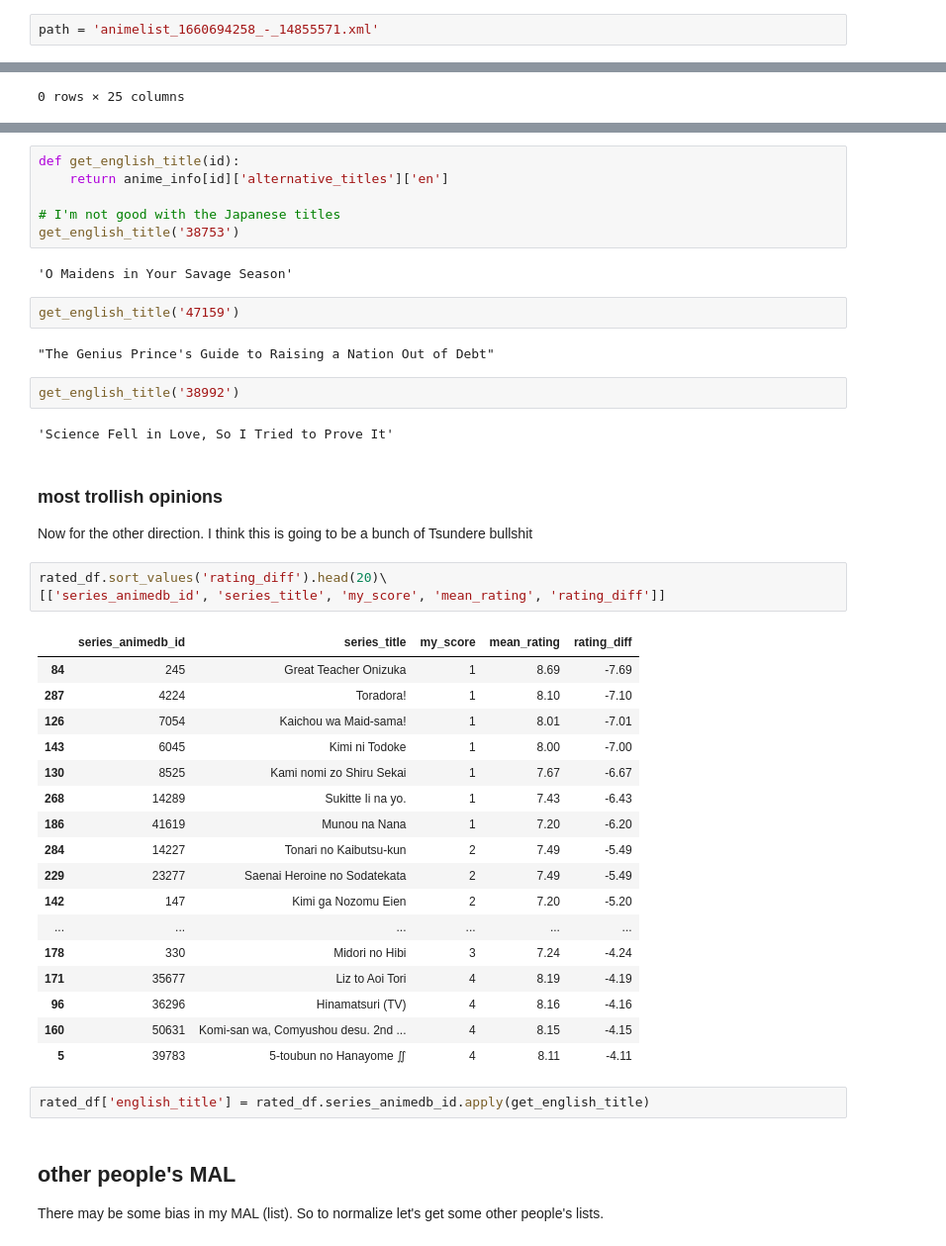
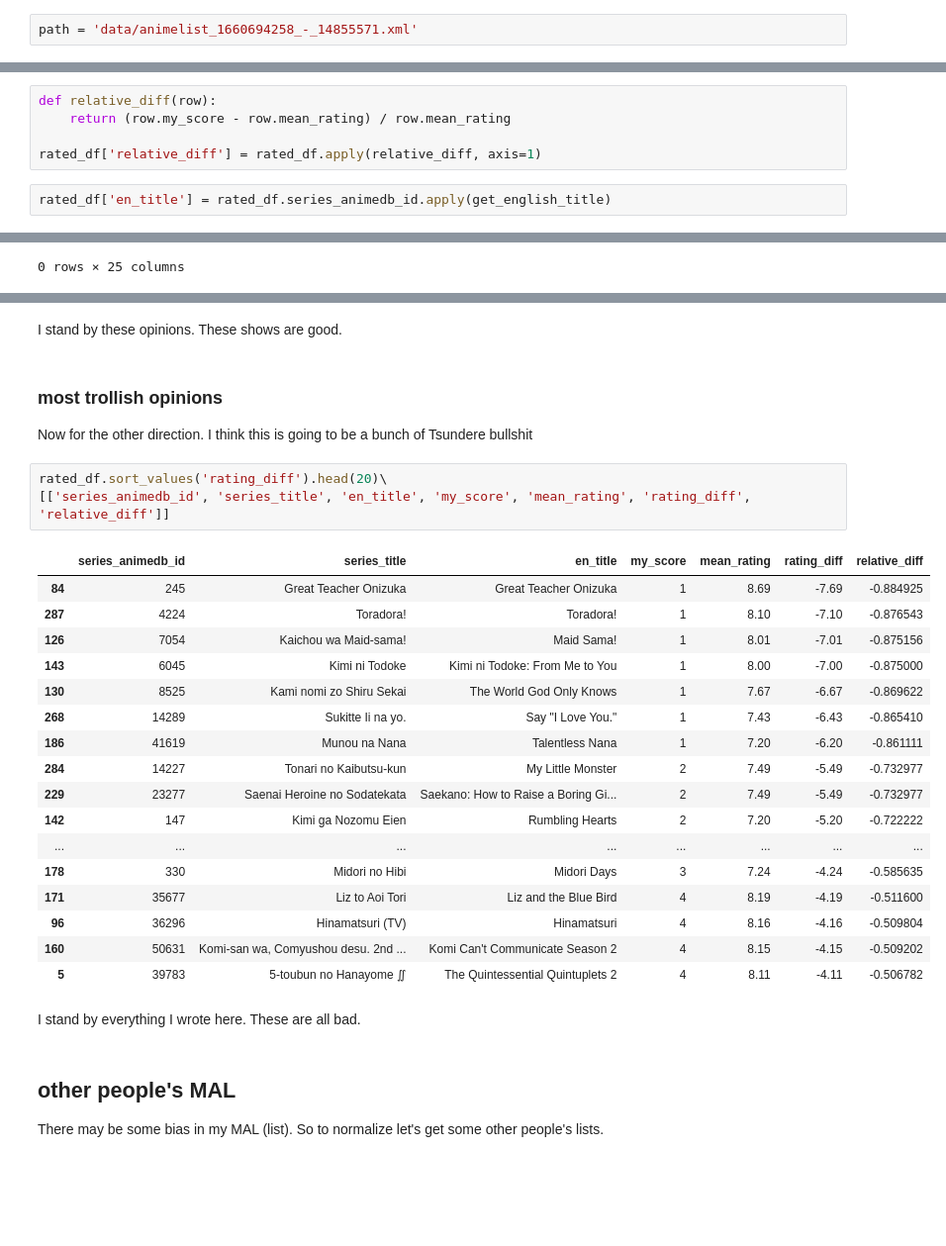
Before and after one commit to boompig/anime-recommendations, a Jupyter notebook: Data Exploration.ipynb, the cells around one changed output, grey strips where cells are left out. Shown at 99% size. Drawn from its saved outputs; the diff is of its cells as text; blank space fills up the shorter version.

```diff
--- a/Data Exploration.ipynb
+++ b/Data Exploration.ipynb
@@ -6,7 +6,7 @@ import xml.etree.ElementTree as ET
 # %% [markdown]
 I exported my own MAL data around the middle of August 2022. The default format is XML.
 # %%
-path = 'animelist_1660694258_-_14855571.xml'
+path = 'data/animelist_1660694258_-_14855571.xml'
 # %%
 tree = ET.parse(path)
 tree
@@ -578,0 +587,7 @@ rated_df.sort_values('rating_diff', ascending=False).head(20)\
+# %%
+def relative_diff(row):
+    return (row.my_score - row.mean_rating) / row.mean_rating
+
+rated_df['relative_diff'] = rated_df.apply(relative_diff, axis=1)
+# %%
+rated_df['en_title'] = rated_df.series_animedb_id.apply(get_english_title)
@@ -597,46 +635,32 @@ rated_df[(rated_df.my_score >= 8) & (rated_df.mean_rating < 7.5)]
-# %%
-def get_english_title(id):
-    return anime_info[id]['alternative_titles']['en']
-
-# I'm not good with the Japanese titles
-get_english_title('38753')
-# %% [output]
-'O Maidens in Your Savage Season'
-# %%
-get_english_title('47159')
-# %% [output]
-"The Genius Prince's Guide to Raising a Nation Out of Debt"
-# %%
-get_english_title('38992')
-# %% [output]
-'Science Fell in Love, So I Tried to Prove It'
+# %% [markdown]
+I stand by these opinions. These shows are good.
 # %% [markdown]
 ### most trollish opinions
 
 Now for the other direction. I think this is going to be a bunch of Tsundere bullshit
 # %%
 rated_df.sort_values('rating_diff').head(20)\
-[['series_animedb_id', 'series_title', 'my_score', 'mean_rating', 'rating_diff']]
+[['series_animedb_id', 'series_title', 'en_title', 'my_score', 'mean_rating', 'rating_diff', 'relative_diff']]
 # %% [output]
-|  | series_animedb_id | series_title | my_score | mean_rating | rating_diff |
-| 84 | 245 | Great Teacher Onizuka | 1 | 8.69 | -7.69 |
-| 287 | 4224 | Toradora! | 1 | 8.10 | -7.10 |
-| 126 | 7054 | Kaichou wa Maid-sama! | 1 | 8.01 | -7.01 |
-| 143 | 6045 | Kimi ni Todoke | 1 | 8.00 | -7.00 |
-| 130 | 8525 | Kami nomi zo Shiru Sekai | 1 | 7.67 | -6.67 |
-| 268 | 14289 | Sukitte Ii na yo. | 1 | 7.43 | -6.43 |
-| 186 | 41619 | Munou na Nana | 1 | 7.20 | -6.20 |
-| 284 | 14227 | Tonari no Kaibutsu-kun | 2 | 7.49 | -5.49 |
-| 229 | 23277 | Saenai Heroine no Sodatekata | 2 | 7.49 | -5.49 |
-| 142 | 147 | Kimi ga Nozomu Eien | 2 | 7.20 | -5.20 |
-| ... | ... | ... | ... | ... | ... |
-| 178 | 330 | Midori no Hibi | 3 | 7.24 | -4.24 |
-| 171 | 35677 | Liz to Aoi Tori | 4 | 8.19 | -4.19 |
-| 96 | 36296 | Hinamatsuri (TV) | 4 | 8.16 | -4.16 |
-| 160 | 50631 | Komi-san wa, Comyushou desu. 2nd ... | 4 | 8.15 | -4.15 |
-| 5 | 39783 | 5-toubun no Hanayome ∬ | 4 | 8.11 | -4.11 |
+|  | series_animedb_id | series_title | en_title | my_score | mean_rating | rating_diff | relative_diff |
+| 84 | 245 | Great Teacher Onizuka | Great Teacher Onizuka | 1 | 8.69 | -7.69 | -0.884925 |
+| 287 | 4224 | Toradora! | Toradora! | 1 | 8.10 | -7.10 | -0.876543 |
+| 126 | 7054 | Kaichou wa Maid-sama! | Maid Sama! | 1 | 8.01 | -7.01 | -0.875156 |
+| 143 | 6045 | Kimi ni Todoke | Kimi ni Todoke: From Me to You | 1 | 8.00 | -7.00 | -0.875000 |
+| 130 | 8525 | Kami nomi zo Shiru Sekai | The World God Only Knows | 1 | 7.67 | -6.67 | -0.869622 |
+| 268 | 14289 | Sukitte Ii na yo. | Say "I Love You." | 1 | 7.43 | -6.43 | -0.865410 |
+| 186 | 41619 | Munou na Nana | Talentless Nana | 1 | 7.20 | -6.20 | -0.861111 |
+| 284 | 14227 | Tonari no Kaibutsu-kun | My Little Monster | 2 | 7.49 | -5.49 | -0.732977 |
+| 229 | 23277 | Saenai Heroine no Sodatekata | Saekano: How to Raise a Boring Gi... | 2 | 7.49 | -5.49 | -0.732977 |
+| 142 | 147 | Kimi ga Nozomu Eien | Rumbling Hearts | 2 | 7.20 | -5.20 | -0.722222 |
+| ... | ... | ... | ... | ... | ... | ... | ... |
+| 178 | 330 | Midori no Hibi | Midori Days | 3 | 7.24 | -4.24 | -0.585635 |
+| 171 | 35677 | Liz to Aoi Tori | Liz and the Blue Bird | 4 | 8.19 | -4.19 | -0.511600 |
+| 96 | 36296 | Hinamatsuri (TV) | Hinamatsuri | 4 | 8.16 | -4.16 | -0.509804 |
+| 160 | 50631 | Komi-san wa, Comyushou desu. 2nd ... | Komi Can't Communicate Season 2 | 4 | 8.15 | -4.15 | -0.509202 |
+| 5 | 39783 | 5-toubun no Hanayome ∬ | The Quintessential Quintuplets 2 | 4 | 8.11 | -4.11 | -0.506782 |
-# %%
-rated_df['english_title'] = rated_df.series_animedb_id.apply(get_english_title)
+# %% [markdown]
+I stand by everything I wrote here. These are all bad.
 # %% [markdown]
 ## other people's MAL
 
```
Also changed, not shown: parts of 18 cells of this notebook, 14 other files.
